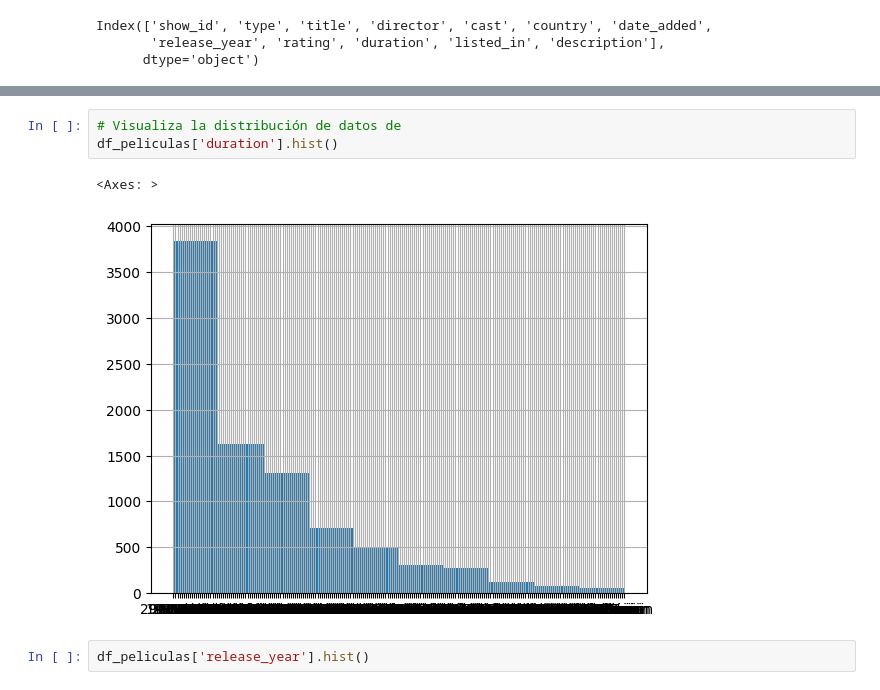
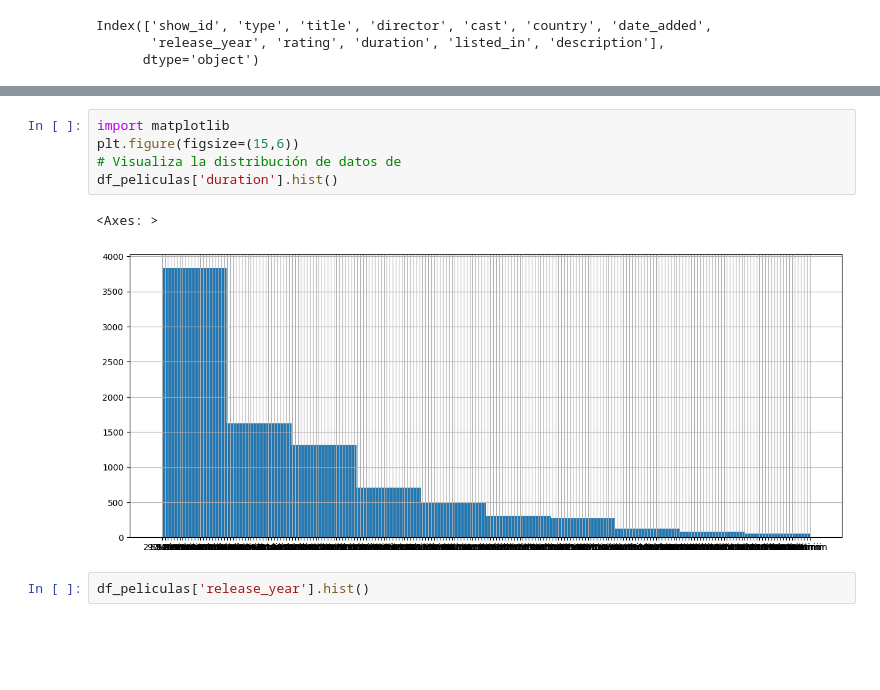
Before and after one commit to FernandoManzanoC/ONLINE_DS_THEBRIGDE_FEB2024, a Jupyter notebook: DS_Online_Feb24_Exercises_Resueltos/03_Analisis_de_Datos/Sprint_05/Unidad_01/Practica_Obligatoria/18_Practica_Obligatoria_ETL_resulta.ipynb, the cells around one changed output, grey strips where cells are left out. Saved outputs shown, nothing was run; the diff lists cells and outputs as text; blank space fills up the shorter version.

```diff
--- a/DS_Online_Feb24_Exercises_Resueltos/03_Analisis_de_Datos/Sprint_05/Unidad_01/Practica_Obligatoria/18_Practica_Obligatoria_ETL_resulta.ipynb
+++ b/DS_Online_Feb24_Exercises_Resueltos/03_Analisis_de_Datos/Sprint_05/Unidad_01/Practica_Obligatoria/18_Practica_Obligatoria_ETL_resulta.ipynb
@@ -75,9 +107,11 @@ Index(['show_id', 'type', 'title', 'director', 'cast', 'country', 'date_added',
 # %%
+import matplotlib
+plt.figure(figsize=(15,6))
 # Visualiza la distribución de datos de
 df_peliculas['duration'].hist()
 # %% [output]
 <Axes: >
-[figure, old version]
+[figure, new version]
 # %%
 df_peliculas['release_year'].hist()
 # %% [output]
```
Also changed, not shown: parts of 21 cells of this notebook.
